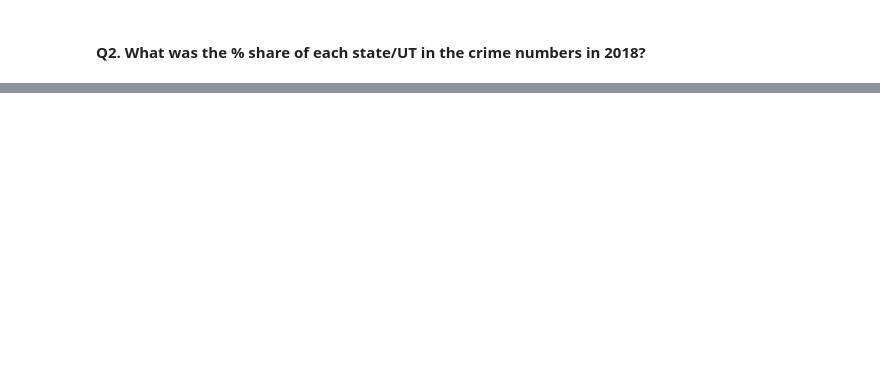
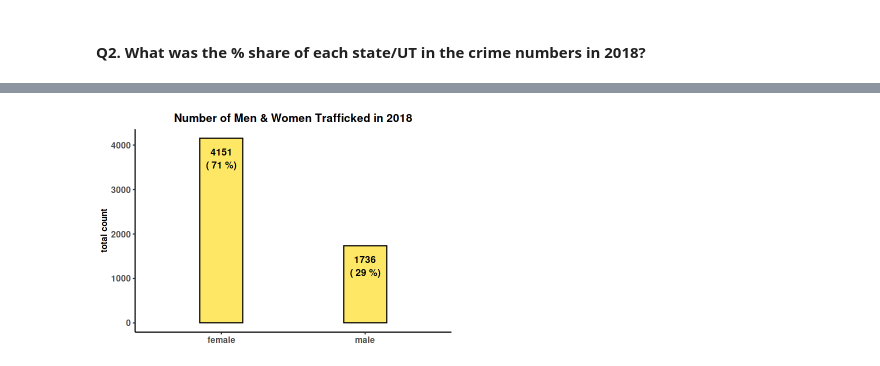
Before and after one commit to Cshefali/Human-Trafficking-India-Analysis, a Jupyter notebook: india-human-trafficking-analysis-2018-2020.ipynb, the cells around one changed output, grey strips where cells are left out. Drawn from its saved outputs; the diff is of its cells as text; code cells hidden in the pictures; blank space fills up the shorter version.

```diff
--- a/india-human-trafficking-analysis-2018-2020.ipynb
+++ b/india-human-trafficking-analysis-2018-2020.ipynb
@@ -358,0 +468,7 @@ theme(legend.position="none")
+# %%
+#converting data to long form
+victims_trafficked_long <- victims_18 %>%
+            pivot_longer(cols=c("male","female"),
+                        names_to="gender",
+                        values_to="total_victims")
+head(victims_trafficked_long)
@@ -358,0 +485,18 @@ theme(legend.position="none")
+# %%
+#number of male and female victims in 2018
+kaggle_plotsize(6,4)
+victims_trafficked_long %>%
+group_by(gender) %>%
+summarize(victims_count=sum(total_victims)) %>%
+mutate(in_percent = round((victims_count/sum(victims_count))*100),2) %>%
+ggplot(aes(x=gender,y=victims_count)) +
+geom_bar(stat="identity",width=0.3,color="black",fill="gold",alpha=0.6) +
+geom_text(aes(label=paste(victims_count,paste("(",in_percent,"%)"),sep="\n")),
+          vjust=1.5,fontface="bold",color="black") +
+labs(title="Number of Men & Women Trafficked in 2018",y="total count") +
+theme_classic() +
+theme(plot.title=element_text(face="bold",hjust=0.5),
+     axis.text=element_text(face="bold",size=10),
+     axis.title.x=element_blank(),axis.title.y=element_text(face="bold",size=10))
+# %% [output]
+[figure, added]
```
Also changed, not shown: parts of 38 cells of this notebook.
